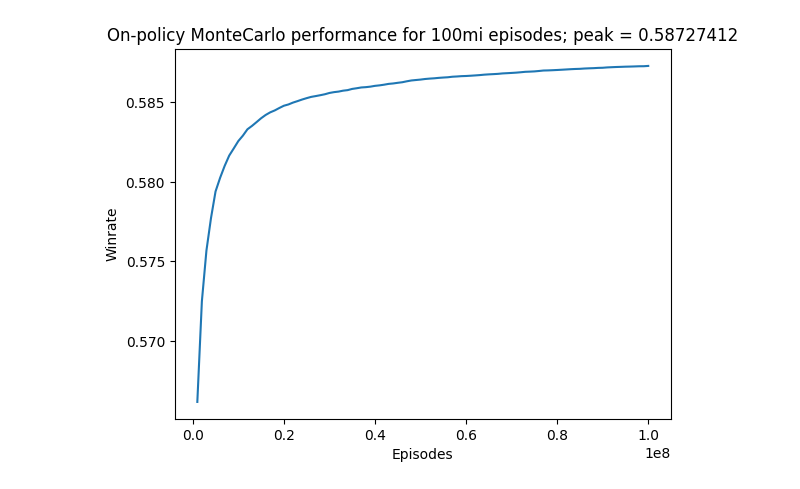
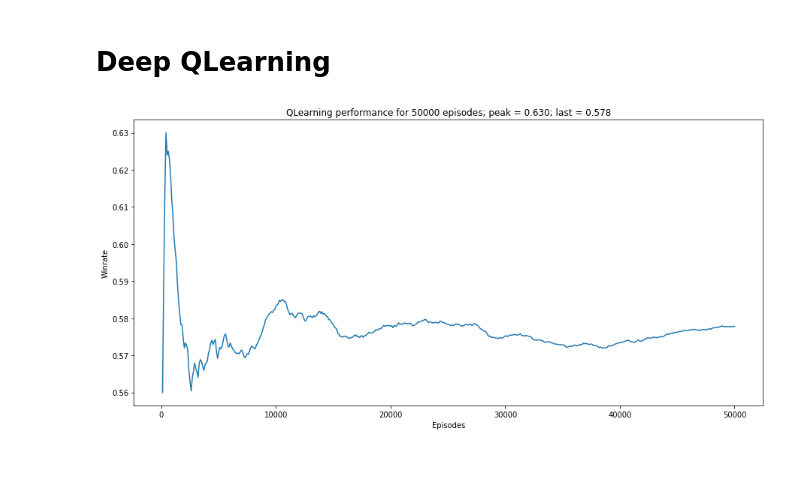
Before and after one commit to turing-usp/RL_Truco, a Jupyter notebook: truco.ipynb, the cells around one changed output. Saved outputs shown, nothing was run; the diff lists cells and outputs as text; code cells hidden in the pictures; blank space fills up the shorter version.

```diff
--- a/truco.ipynb
+++ b/truco.ipynb
@@ -13,0 +553,3 @@ warnings.filterwarnings("ignore", category=DeprecationWarning)
+# %%
+device = torch.device("cuda:0" if torch.cuda.is_available() else "cpu")
+device
@@ -270,6 +559,0 @@ class MonteCarloAgent:
-# %%
-million = 1_000_000
-episodes_mil = 100
-env = truco_env.TrucoMineiroEnv()
-mc_on_policy_agent = MonteCarloAgent(0.1, 0.99, env, on_policy = True)
-mc_on_policy_agent.run(episodes_mil * million)
@@ -278,0 +560,2 @@ mc_off_policy_agent.run(episodes_mil * million)
+# %% [markdown]
+# Deep QLearning
@@ -278,0 +588,23 @@ mc_off_policy_agent.run(episodes_mil * million)
+# %%
+class PreprocessEnv(gym.Wrapper):
+
+    def __init__(self, env):
+        gym.Wrapper.__init__(self, env)
+
+    def reset(self, reset_score):
+        obs, info = self.env.reset(reset_score=reset_score)
+
+        obs = np.array([*obs["current_player_cards"], obs["other_card"], obs["first_hand_winner"], obs["current_player_score"], obs["other_player_score"], obs["current_bet"], int(obs["trucable"]), int(obs["respond"]), *obs["card_frequency"]], dtype=np.int64)
+        obs = torch.from_numpy(obs).unsqueeze(dim=0).float().to(device)
+
+        return obs, info
+
+    def step(self, action):
+        next_state, reward, done, info = self.env.step(action.item())
+
+        next_state = np.array([*next_state["current_player_cards"], next_state["other_card"], next_state["first_hand_winner"], next_state["current_player_score"], next_state["other_player_score"], next_state["current_bet"], int(next_state["trucable"]), int(next_state["respond"]), *next_state["card_frequency"]], dtype=np.int64)
+        next_state = torch.from_numpy(next_state).unsqueeze(dim=0).float().to(device)
+        reward = torch.tensor(reward).view(1, -1).float().to(device)
+        done = torch.tensor(done).view(1, -1).to(device)
+
+        return next_state, reward, done, info
@@ -279,11 +704,17 @@ mc_off_policy_agent.run(episodes_mil * million)
+# %%
+env = TrucoMineiroEnv(num_players=2, teams=[[LearningPlayer("deep_qlearning")], [RandomBotPlayer("Aleatório")]])
+deep_qlearning = DeepQLearning(eps=0.01, alpha=0.1, gamma=0.99, batch_size=32, env=env, Q_network=None)
+stats_deep_qlearning = deep_qlearning.run(num_episodes=(num_episodes:=50000))
 # %%
-x = [i * million for i in range(1,episodes_mil+1)]
-y = mc_on_policy_agent.stats["winrate"]
+skip = 100
+x = [i * skip for i in range(1, num_episodes//skip + 1)]
+y = stats_deep_qlearning["winrate"]
 
+plt.figure(figsize=(15, 7))
 plt.plot(x, y)
 plt.xlabel("Episodes")
 plt.ylabel("Winrate")
-plt.title(f"On-policy MonteCarlo performance for 100mi episodes; peak = {max(y)}")
+plt.title(f"QLearning performance for {num_episodes} episodes; peak = {max(y):.3f}; last = {y[-1]:.3f}")
 plt.show()
 # %% [output]
-[figure, old version]
+[figure, new version]
```
Also changed, not shown: parts of 16 cells of this notebook, 1 other file.
